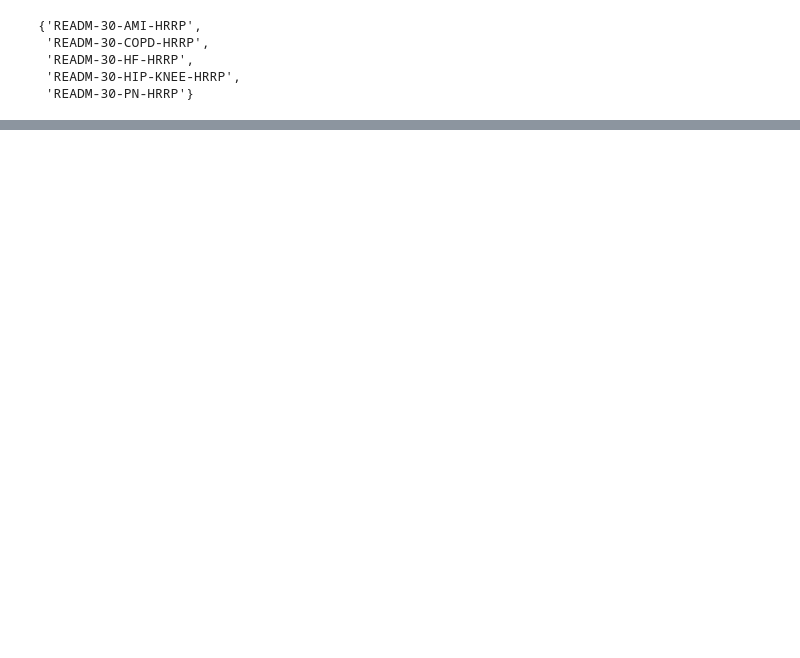
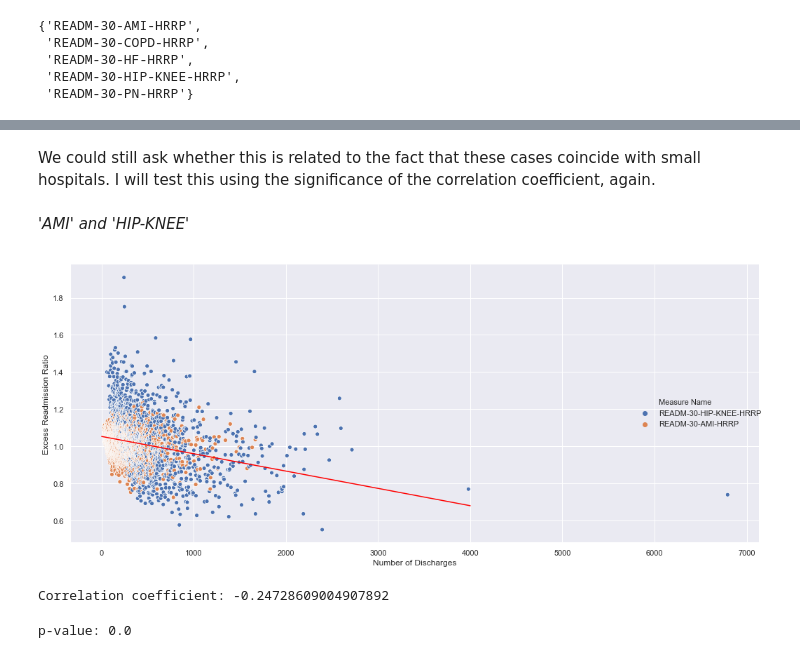
Before and after one commit to MigBap/Springboard, a Jupyter notebook: Exploratory Data Analysis projects/Project - Reduce Hospital Readmissions Using EDA/sliderule_dsi_inferential_statistics_exercise_3-miguel-v2.ipynb, the cells around one changed output, grey strips where cells are left out. Saved outputs shown, nothing was run; the diff lists cells and outputs as text; code cells hidden in the pictures; blank space fills up the shorter version.

```diff
--- a/Exploratory Data Analysis projects/Project - Reduce Hospital Readmissions Using EDA/sliderule_dsi_inferential_statistics_exercise_3-miguel-v2.ipynb
+++ b/Exploratory Data Analysis projects/Project - Reduce Hospital Readmissions Using EDA/sliderule_dsi_inferential_statistics_exercise_3-miguel-v2.ipynb
@@ -317,0 +401,45 @@ Assuming a significance level of 5%, we reject the null hypothesis which states
+# %% [markdown]
+We could still ask whether this is related to the fact that these cases coincide with small hospitals. I will test this using the significance of the correlation coefficient, again.
+# %% [markdown]
+*'AMI' and 'HIP-KNEE'*
+# %%
+# 'AMI' and 'HIP-KNEE'
+data_2 = clean_hospital_read_df[(clean_hospital_read_df['Measure Name'] == 'READM-30-HIP-KNEE-HRRP') | (clean_hospital_read_df['Measure Name'] == 'READM-30-AMI-HRRP')]
+
+# scatterplot
+sns.relplot(x="Number of Discharges", y="Excess Readmission Ratio", data=data_2, hue="Measure Name")
+
+# regression line
+x = [a for a in data_2['Number of Discharges'][81:-3]]
+y = list(data_2['Excess Readmission Ratio'][81:-3])
+a, b = np.polyfit(x, y, 1)
+x = np.array([0, 4000])
+y = a * x + b
+plt.plot(x, y, color='red')
+
+# formatting
+plt.xlabel("Number of Discharges")
+plt.ylabel("Excess Readmission Ratio")
+plt.subplots_adjust(left=0, bottom=-0.3, right=1.8, top=0.8, wspace=0.6, hspace=0.4)
+plt.show()
+
+# Correlation coefficient
+corr_coeff = pearson_r(data_2['Number of Discharges'][81:-3], data_2['Excess Readmission Ratio'][81:-3])
+print("Correlation coefficient:", corr_coeff)
+# %% [output]
+[figure, added]
+Correlation coefficient: -0.24728609004907892
+# %%
+# 10000 permutations
+perm_replicates = np.empty(10000)
+
+for i in range(len(perm_replicates)):
+    x_permuted = np.random.permutation(data_2['Number of Discharges'][81:-3])
+    perm_replicates[i] = pearson_r(x_permuted, data_2['Excess Readmission Ratio'][81:-3])
+
+# p-value
+p_value = np.sum(perm_replicates <= corr_coeff) / len(perm_replicates)
+
+print("p-value:", p_value)
+# %% [output]
+p-value: 0.0
```
Also changed, not shown: parts of 19 cells of this notebook.
